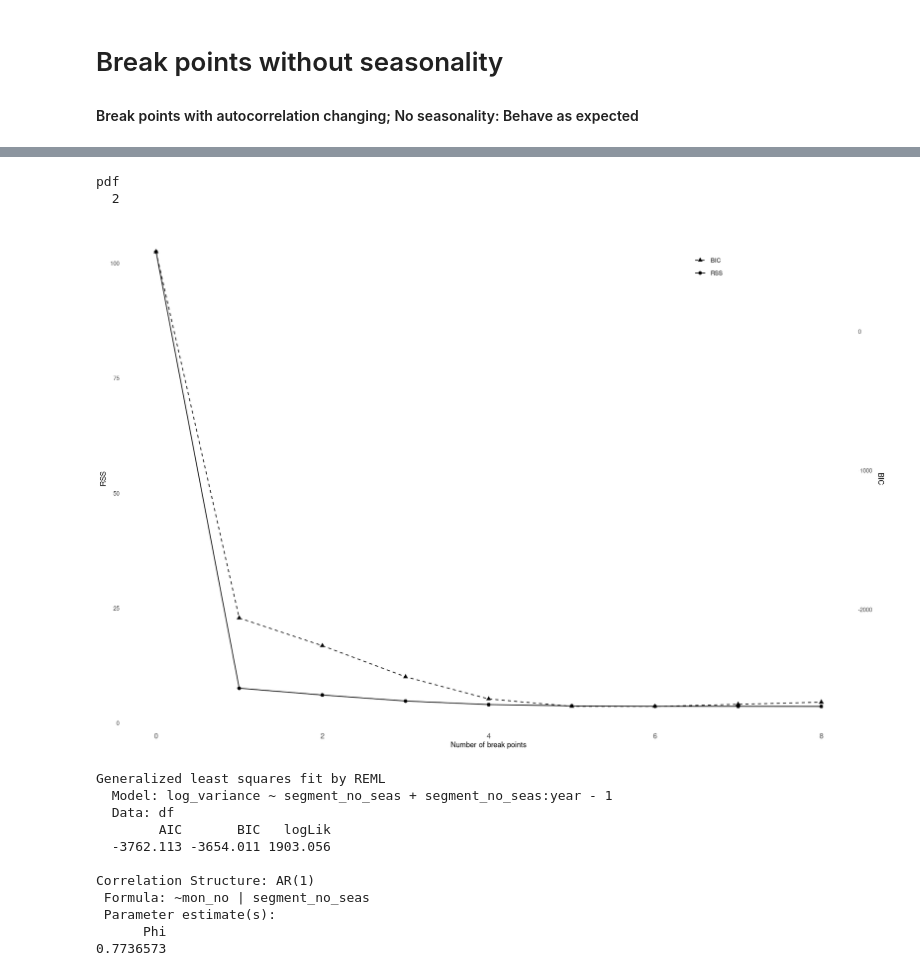
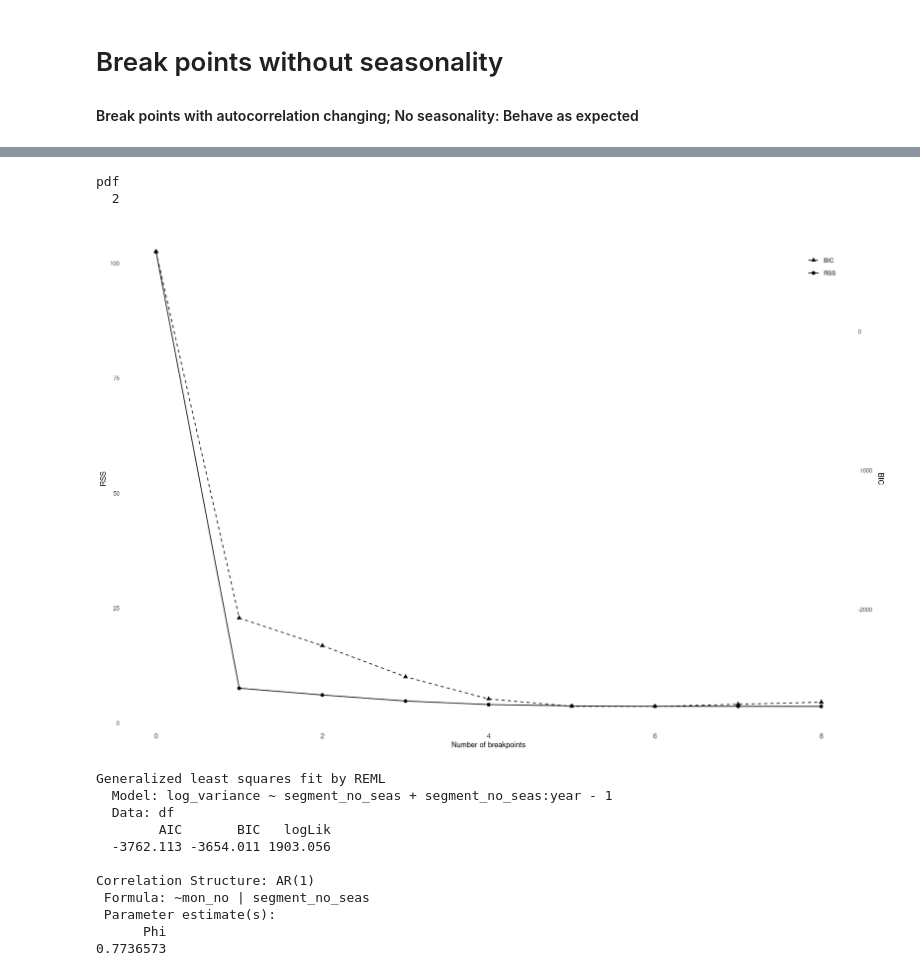
Before and after one commit to hschoeller/wp22a, a Jupyter notebook: notebooks/ChangePoints.ipynb, the cells around one changed output, grey strips where cells are left out. Cells and saved outputs as stored; diff of their text form; code cells hidden in the pictures.

```diff
--- a/notebooks/ChangePoints.ipynb
+++ b/notebooks/ChangePoints.ipynb
@@ -305,17 +279,17 @@ pdf
 # %%
-p <- BIC_plot(bp_noseas) + THEME_PUB + theme(
-    panel.grid = element_blank(),
-    legend.position = c(0.8, 0.98),
-    legend.justification = c(.5, 1),
-    axis.text.x = element_text(angle = 0, hjust = 0.5)
-)
+p <- BIC_plot(bp_noseas) #+ theme(
+#     panel.grid = element_blank(),
+#     legend.position = c(0.8, 0.98),
+#     legend.justification = c(.5, 1),
+#     axis.text.x = element_text(angle = 0, hjust = 0.5)
+# )
 p
 
 save_plot(p, "BIC_breakpointsNoSeas.pdf", width = 3, height = 2)
 # %% [output]
 pdf
   2
-[figure, old version]
+[figure, new version]
 # %%
 df$segment_no_seas <- breakfactor(bp_noseas)
 
```
Also changed, not shown: parts of 16 cells of this notebook, 6 other files.
